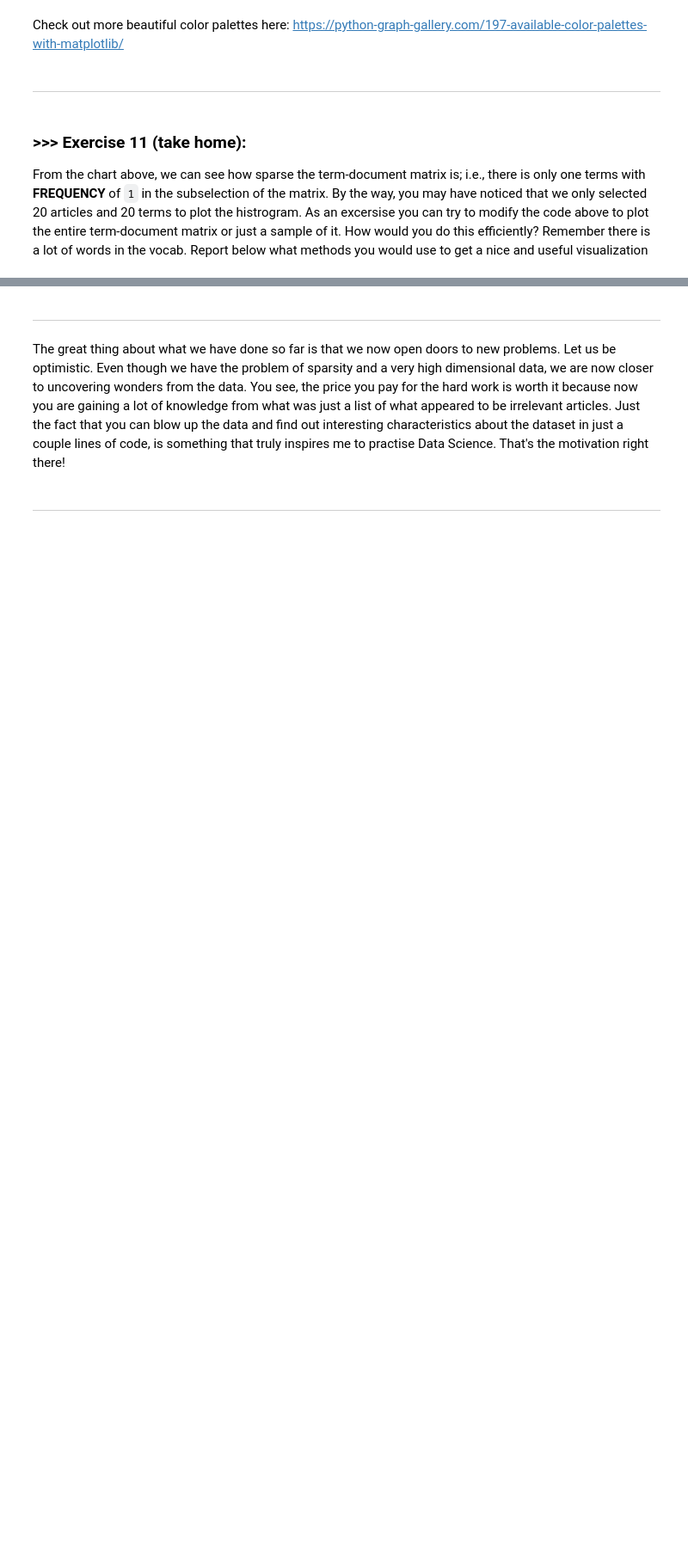
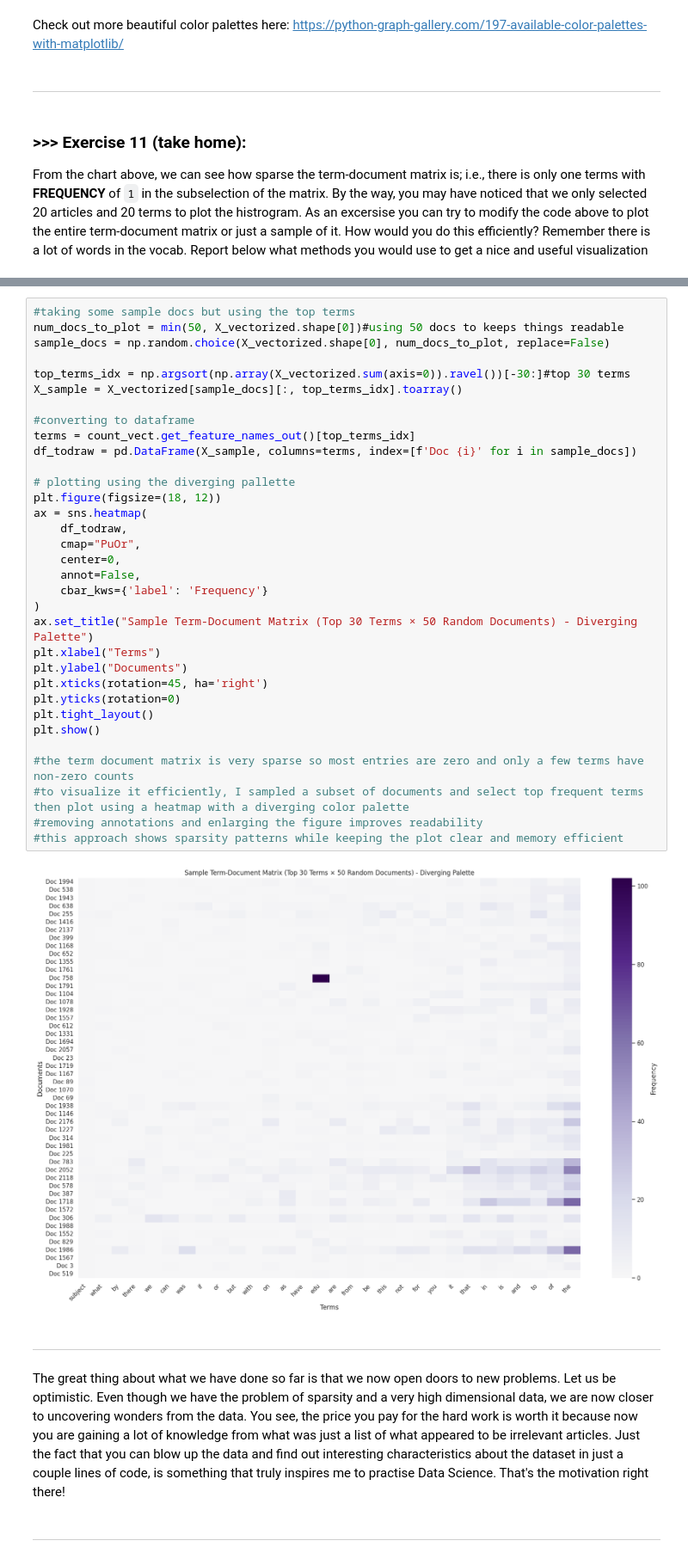
Before and after one commit to DavidGJ4/DM2025-Lab1-Exercise, a Jupyter notebook: DM2025-Lab1-Master.ipynb, the cells around one changed output, grey strips where cells are left out. Shown at 86% size. Cells and saved outputs as stored; diff of their text form; blank space fills up the shorter version.

```diff
--- a/DM2025-Lab1-Master.ipynb
+++ b/DM2025-Lab1-Master.ipynb
@@ -1136,3 +1132,38 @@ From the chart above, we can see how sparse the term-document matrix is; i.e., t
+# %%
+#taking some sample docs but using the top terms
+num_docs_to_plot = min(50, X_vectorized.shape[0])#using 50 docs to keeps things readable
+sample_docs = np.random.choice(X_vectorized.shape[0], num_docs_to_plot, replace=False)
+
+top_terms_idx = np.argsort(np.array(X_vectorized.sum(axis=0)).ravel())[-30:]#top 30 terms
+X_sample = X_vectorized[sample_docs][:, top_terms_idx].toarray()
+
+#converting to dataframe
+terms = count_vect.get_feature_names_out()[top_terms_idx]
+df_todraw = pd.DataFrame(X_sample, columns=terms, index=[f'Doc {i}' for i in sample_docs])
+
+# plotting using the diverging pallette
+plt.figure(figsize=(18, 12))
+ax = sns.heatmap(
+    df_todraw,
+    cmap="PuOr",
+    center=0,
+    annot=False,
+    cbar_kws={'label': 'Frequency'}
+)
+ax.set_title("Sample Term-Document Matrix (Top 30 Terms × 50 Random Documents) - Diverging Palette")
+plt.xlabel("Terms")
+plt.ylabel("Documents")
+plt.xticks(rotation=45, ha='right')
+plt.yticks(rotation=0)
+plt.tight_layout()
+plt.show()
+
+#the term document matrix is very sparse so most entries are zero and only a few terms have non-zero counts
+#to visualize it efficiently, I sampled a subset of documents and select top frequent terms then plot using a heatmap with a diverging color palette
+#removing annotations and enlarging the figure improves readability
+#this approach shows sparsity patterns while keeping the plot clear and memory efficient
+# %% [output]
+[figure, added]
 # %% [markdown]
 ---
 # %% [markdown]
```
Also changed, not shown: parts of 11 cells of this notebook, 1 other file.
